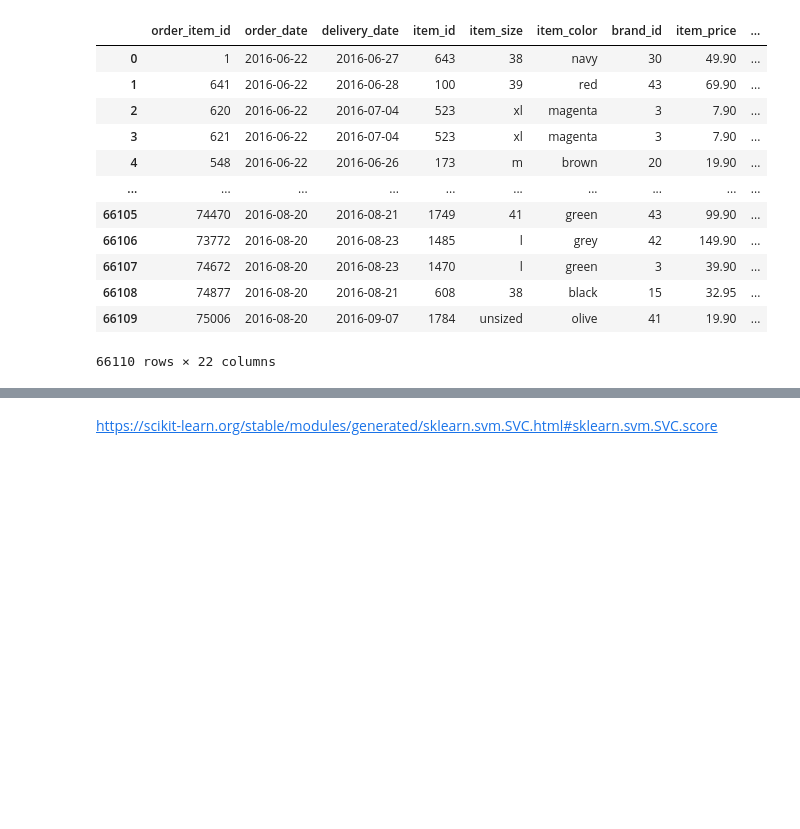
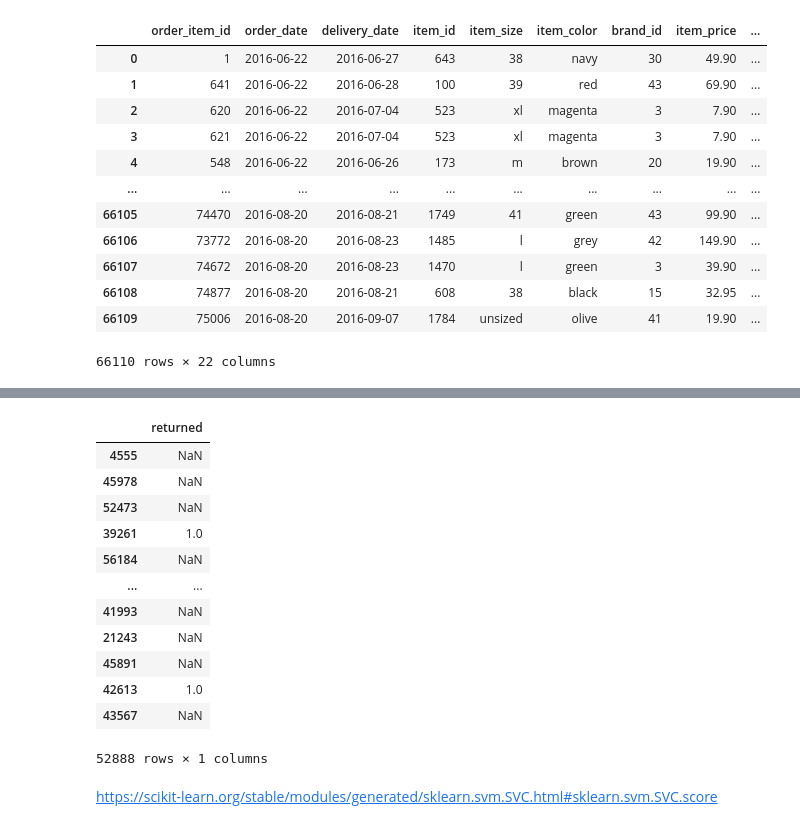
Before and after one commit to P-AEL/ML-Projekt, a Jupyter notebook: Paul/SVM.ipynb, the cells around one changed output, grey strips where cells are left out. Drawn from its saved outputs; the diff is of its cells as text; code cells hidden in the pictures; blank space fills up the shorter version.

```diff
--- a/Paul/SVM.ipynb
+++ b/Paul/SVM.ipynb
@@ -135,6 +193,6 @@ array([[0., 0., 0., ..., 0., 1., 0.],
 # %%
 #Trainingsdaten
-X = pd.get_dummies(df[["item_id", "item_color",	"brand_id",	"item_price",	"user_id",	"user_title",	"user_state",	"markdown", "age","acc_age", "item_size","return_ratio","order_size","order_id","nth_order_of_user","item_id_>1_in_order" ]])
+X = df.drop(["return","order_date","delivery_date","user_dob","user_reg_date","returned"],axis=1)
 y = df["return"]
 X_train, X_test, y_train, y_test = train_test_split(X, y, test_size=0.2, random_state=0)
 # %%
@@ -156,3 +213,19 @@ X_train
+# %%
+X_train[X_train.columns[X_train.isna().any()]]
+# %% [output]
+|  | returned |
+| 4555 | NaN |
+| 45978 | NaN |
+| 52473 | NaN |
+| 39261 | 1.0 |
+| 56184 | NaN |
+| ... | ... |
+| 41993 | NaN |
+| 21243 | NaN |
+| 45891 | NaN |
+| 42613 | 1.0 |
+| 43567 | NaN |
+52888 rows × 1 columns
 # %%
 #Pipelines help avoid leaking statistics from your test data into the trained model in cross-validation, by ensuring that the same samples are used to train the transformers and predictors.
 #You can grid search over parameters of all estimators in the pipeline at once.
```
Also changed, not shown: parts of 14 cells of this notebook.
